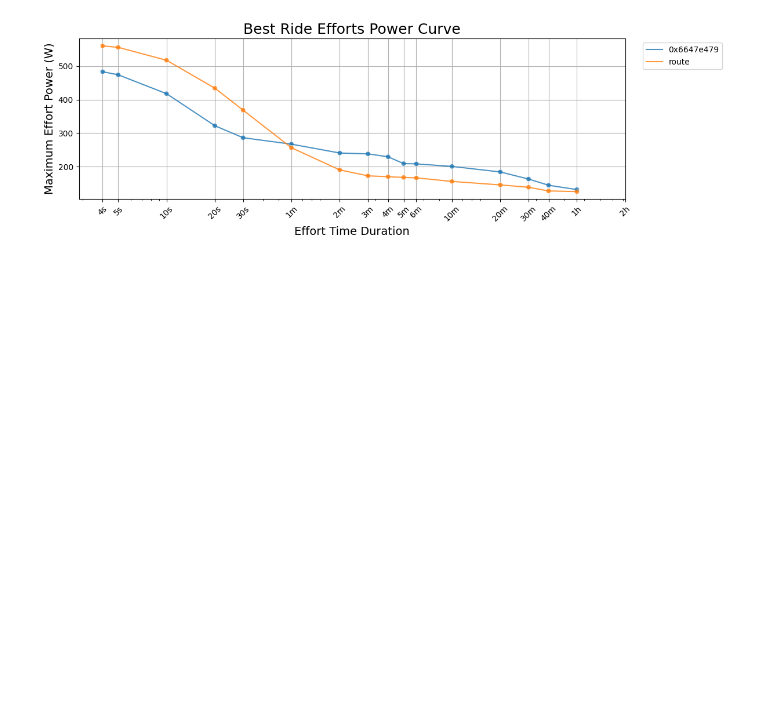
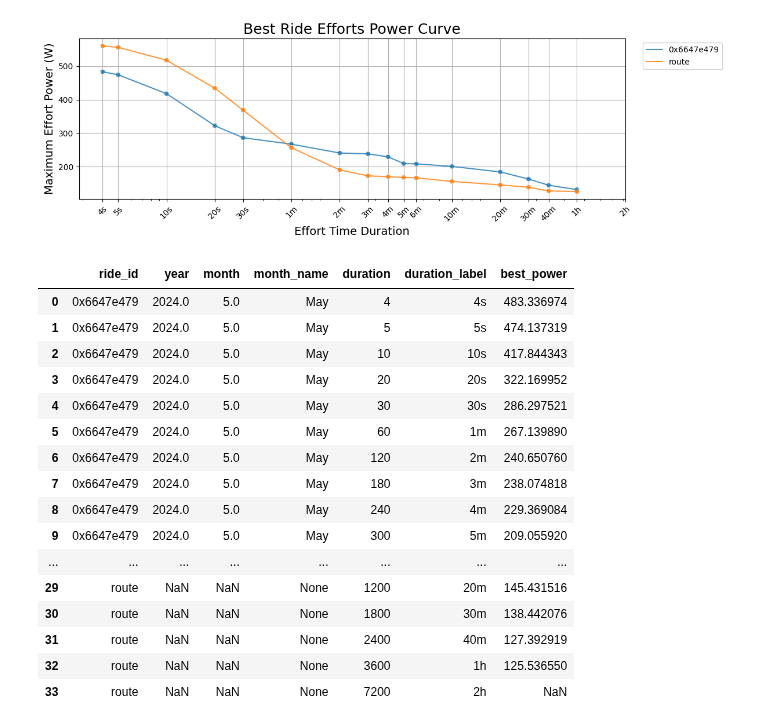
Before and after one commit to ericbauer55/bike-fitness-tracking, a Jupyter notebook: notebooks/1_Post_Enrichment_EDA/3b_route_power_comparison.ipynb, the cells around one changed output. Drawn from its saved outputs; the diff is of its cells as text; code cells hidden in the pictures; blank space fills up the shorter version.

```diff
--- a/notebooks/1_Post_Enrichment_EDA/3b_route_power_comparison.ipynb
+++ b/notebooks/1_Post_Enrichment_EDA/3b_route_power_comparison.ipynb
@@ -354,3 +354,23 @@ plot_summary_power_curves(df_compare_ride2, show_best_cyclist_curve=False, show_
 plot_summary_power_curves(df_compare_ride3, show_best_cyclist_curve=False, show_ride_id_labels=True, alpha=0.8)
 # %% [output]
 [figure]
+# %%
+df_compare_ride3
+# %% [output]
+|  | ride_id | year | month | month_name | duration | duration_label | best_power |
+| 0 | 0x6647e479 | 2024.0 | 5.0 | May | 4 | 4s | 483.336974 |
+| 1 | 0x6647e479 | 2024.0 | 5.0 | May | 5 | 5s | 474.137319 |
+| 2 | 0x6647e479 | 2024.0 | 5.0 | May | 10 | 10s | 417.844343 |
+| 3 | 0x6647e479 | 2024.0 | 5.0 | May | 20 | 20s | 322.169952 |
+| 4 | 0x6647e479 | 2024.0 | 5.0 | May | 30 | 30s | 286.297521 |
+| 5 | 0x6647e479 | 2024.0 | 5.0 | May | 60 | 1m | 267.139890 |
+| 6 | 0x6647e479 | 2024.0 | 5.0 | May | 120 | 2m | 240.650760 |
+| 7 | 0x6647e479 | 2024.0 | 5.0 | May | 180 | 3m | 238.074818 |
+| 8 | 0x6647e479 | 2024.0 | 5.0 | May | 240 | 4m | 229.369084 |
+| 9 | 0x6647e479 | 2024.0 | 5.0 | May | 300 | 5m | 209.055920 |
+| ... | ... | ... | ... | ... | ... | ... | ... |
+| 29 | route | NaN | NaN | None | 1200 | 20m | 145.431516 |
+| 30 | route | NaN | NaN | None | 1800 | 30m | 138.442076 |
+| 31 | route | NaN | NaN | None | 2400 | 40m | 127.392919 |
+| 32 | route | NaN | NaN | None | 3600 | 1h | 125.536550 |
+| 33 | route | NaN | NaN | None | 7200 | 2h | NaN |
```
Also changed, not shown: parts of 2 cells of this notebook, 1 other file.
